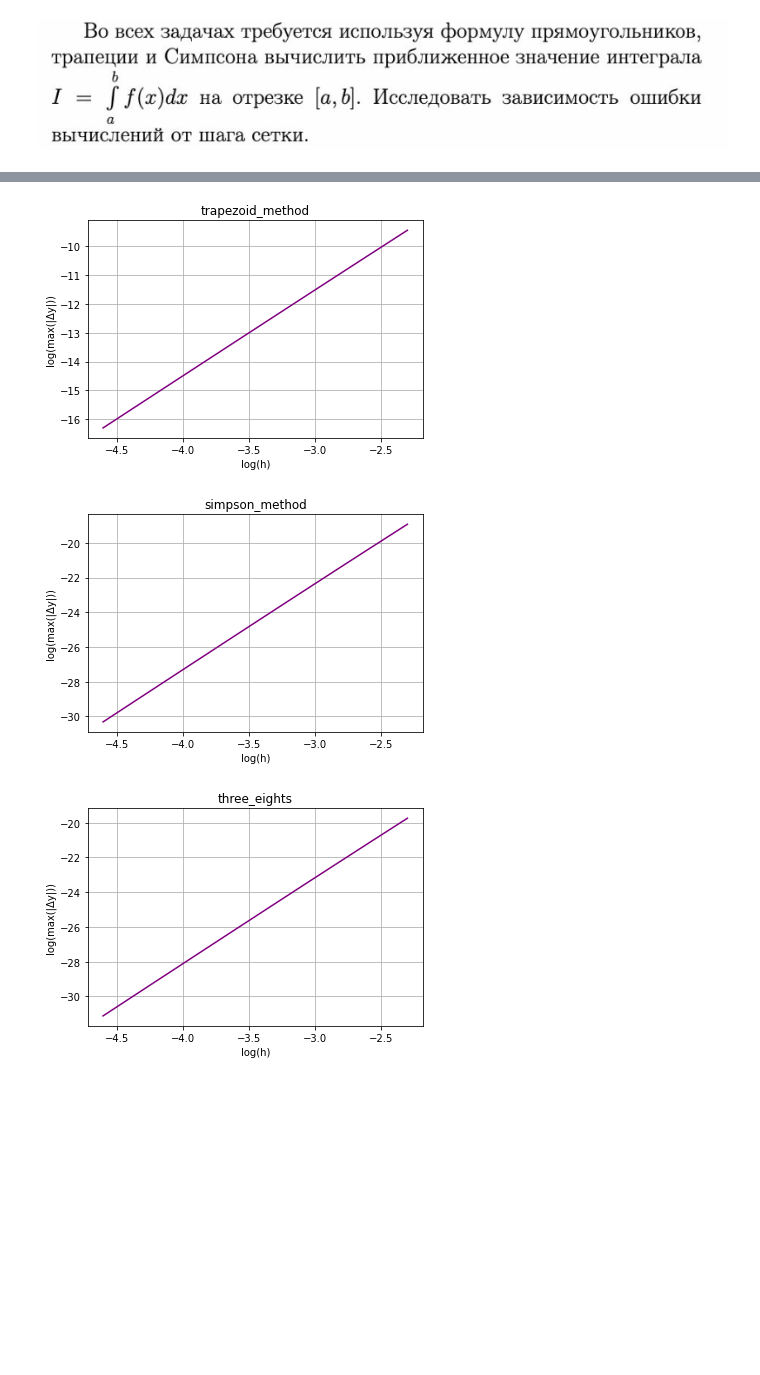
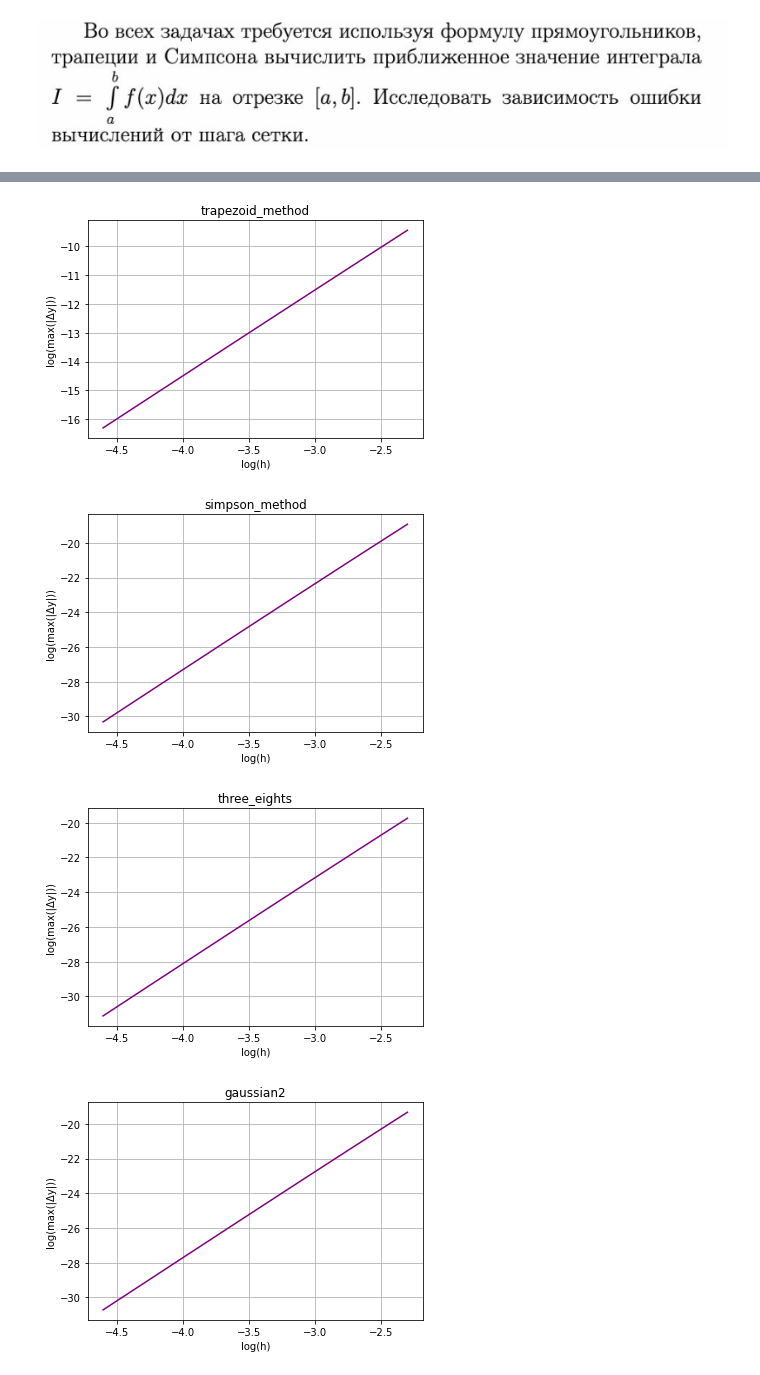
Before and after one commit to mainarel/-Numerical_methods, a Jupyter notebook: Lab3.ipynb, the cells around one changed output, grey strips where cells are left out. Drawn from its saved outputs; the diff is of its cells as text; code cells hidden in the pictures; blank space fills up the shorter version.

```diff
--- a/Lab3.ipynb
+++ b/Lab3.ipynb
@@ -18,6 +18,13 @@ def trapezoid_method(a, b, f):
 def simpson_method (a,b,f):
   return(b-a)/6*(f(a)+4*f((a+b)/2)+f(b))
 
+def gaussian2(a, b, f):
+  # s1 = (5/9)* func( ((a+b)/2) + (b-a)/(2*np.sqrt(0.6))   )
+  # s2 =  (8/9)* func( ((a+b)/2)  )
+  # s3 = (5/9)* func( ((a+b)/2) - (b-a)/(2*np.sqrt(0.6))   )
+  # return (b-a)/2 *( s1 + s2 + s3)
+  return (b - a)/2 * (f((a + b) / 2 - (b - a) / (2 * np.sqrt(3))) + f((a + b) / 2 + (b - a) / (2 * np.sqrt(3))))
+
 def func(x):
   return (math.log(x))*x
 
@@ -41,6 +48,7 @@ def logarithm():
     dfr2_array = []
     dfr3_array = []
     dfr4_array = []
+    dfr5_array = []
 
     hlog_array = []
     y_array = []
@@ -53,6 +61,7 @@ def logarithm():
         error2 = 0
         error3 = 0
         error4 = 0
+        error5 = 0
 
         for j in range(len(x_array)-1):
 
@@ -70,14 +79,18 @@ def logarithm():
           t5 = (three_eights(x_array[j], x_array[j+1], func))
           error4 = max(error4, abs(t1 - t5))
 
+          t6 = (gaussian2(x_array[j], x_array[j+1], func))
+          error5 = max(error5, abs(t1-t6))
+
         dfr1_array.append(math.log(error1))
         dfr2_array.append(math.log(error2))
         dfr3_array.append(math.log(error3))
         dfr4_array.append(math.log(error4))
+        dfr5_array.append(math.log(error5))
 
-    dfr_array = [dfr1_array, dfr2_array, dfr3_array, dfr4_array ]
-    method = ['rectangular_method', 'trapezoid_method','simpson_method', 'three_eights']
-    for i in range (4):
+    dfr_array = [dfr1_array, dfr2_array, dfr3_array, dfr4_array, dfr5_array ]
+    method = ['rectangular_method', 'trapezoid_method','simpson_method', 'three_eights', 'gaussian2']
+    for i in range (5):
      dd = plt.figure(i)
      ax = dd.add_subplot(111)
      ax.set_xlabel('log(h)')
@@ -101,4 +115,5 @@ k = 4.943638057594617 for three_eights
 [figure]
 [figure]
 [figure]
 [figure]
+[figure, added]
```
Also changed, not shown: parts of 1 cell of this notebook.
